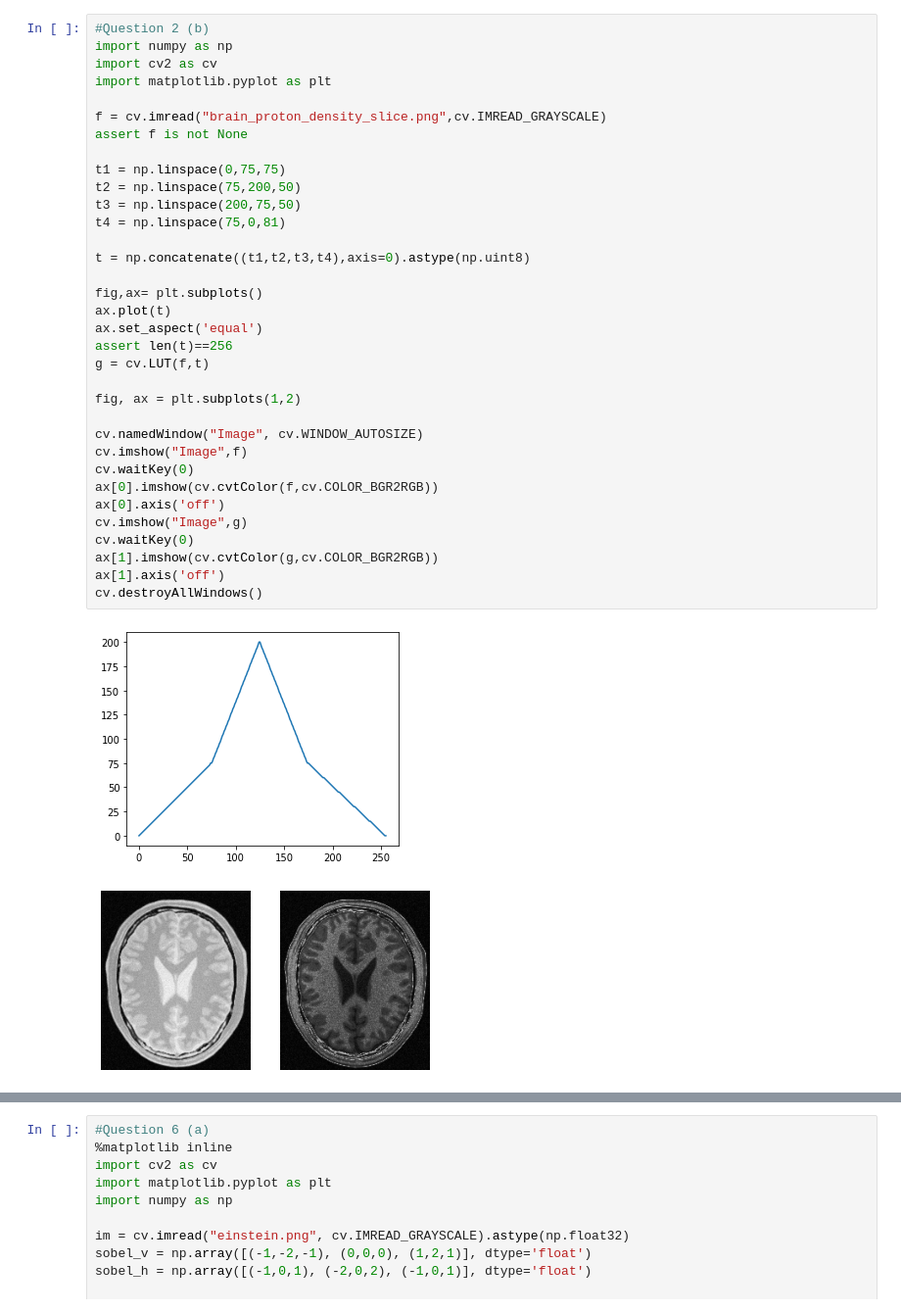
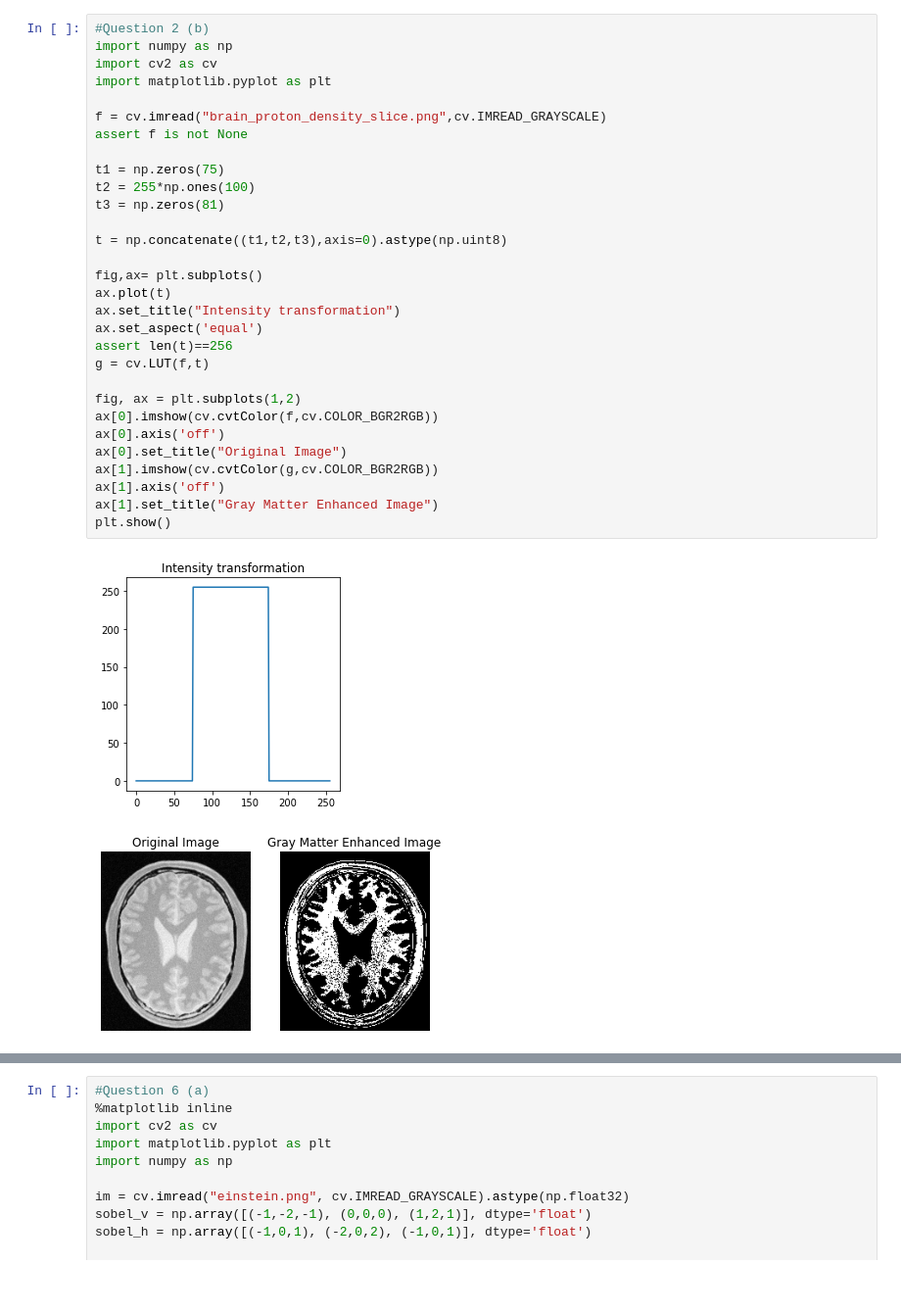
Before and after one commit to Yasara-Hasini/EN2550_Exercises, a Jupyter notebook: Assignment 1/Assignment 1.ipynb, the cells around one changed output, grey strips where cells are left out. Shown at 98% size. Cells and saved outputs as stored; diff of their text form; blank space fills up the shorter version.

```diff
--- a/Assignment 1/Assignment 1.ipynb
+++ b/Assignment 1/Assignment 1.ipynb
@@ -70,38 +66,34 @@ cv.destroyAllWindows()
 # %%
 #Question 2 (b)
 import numpy as np
 import cv2 as cv
 import matplotlib.pyplot as plt
 
 f = cv.imread("brain_proton_density_slice.png",cv.IMREAD_GRAYSCALE)
 assert f is not None
 
-t1 = np.linspace(0,75,75)
-t2 = np.linspace(75,200,50)
-t3 = np.linspace(200,75,50)
-t4 = np.linspace(75,0,81)
+t1 = np.zeros(75)
+t2 = 255*np.ones(100)
+t3 = np.zeros(81)
 
-t = np.concatenate((t1,t2,t3,t4),axis=0).astype(np.uint8)
+t = np.concatenate((t1,t2,t3),axis=0).astype(np.uint8)
 
 fig,ax= plt.subplots()
 ax.plot(t)
+ax.set_title("Intensity transformation")
 ax.set_aspect('equal')
 assert len(t)==256
 g = cv.LUT(f,t)
 
 fig, ax = plt.subplots(1,2)
-
-cv.namedWindow("Image", cv.WINDOW_AUTOSIZE)
-cv.imshow("Image",f)
-cv.waitKey(0)
 ax[0].imshow(cv.cvtColor(f,cv.COLOR_BGR2RGB))
 ax[0].axis('off')
-cv.imshow("Image",g)
-cv.waitKey(0)
+ax[0].set_title("Original Image")
 ax[1].imshow(cv.cvtColor(g,cv.COLOR_BGR2RGB))
 ax[1].axis('off')
-cv.destroyAllWindows()
+ax[1].set_title("Gray Matter Enhanced Image")
+plt.show()
 # %% [output]
-[figure, old version]
+[figure, new version]
-[figure, old version]
+[figure, new version]
 # %%
```
Also changed, not shown: parts of 10 cells of this notebook.
